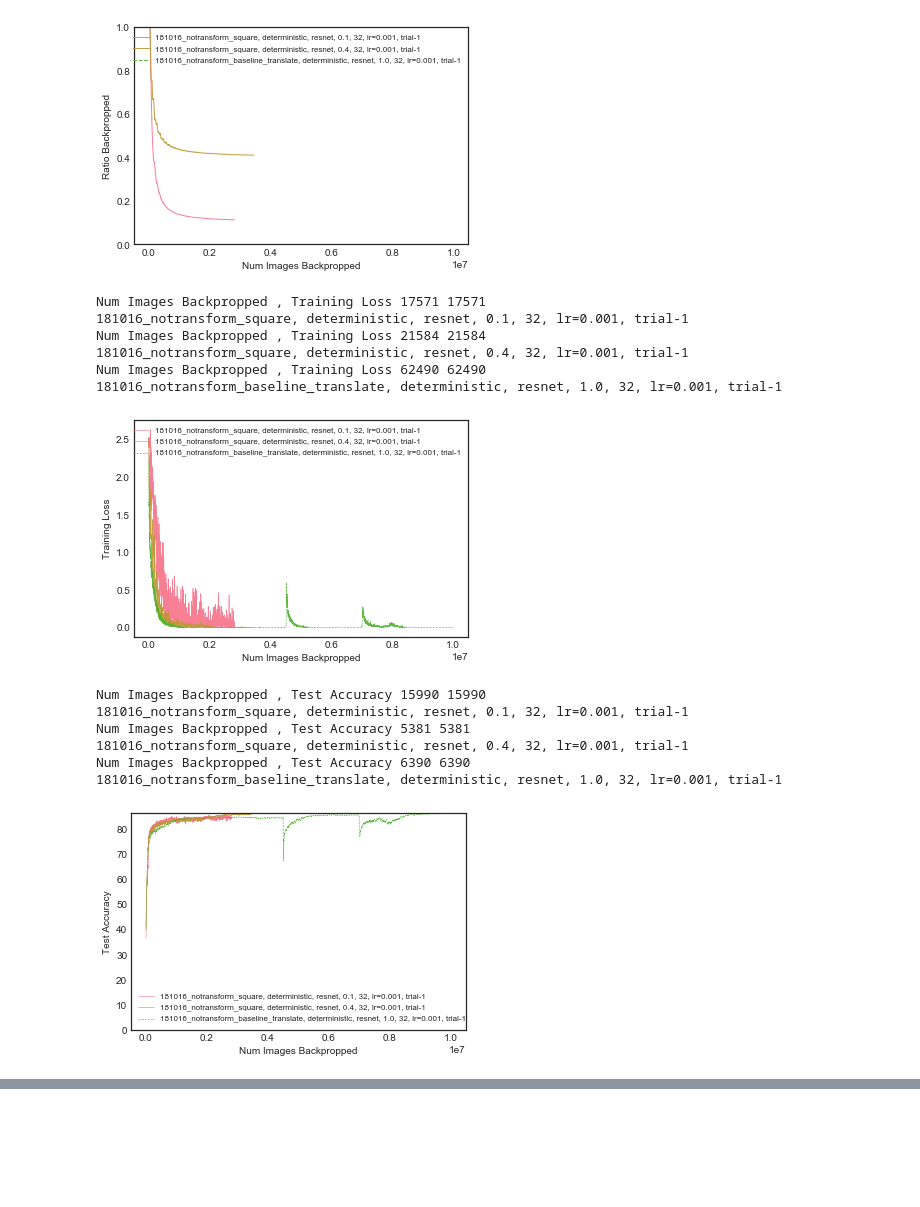
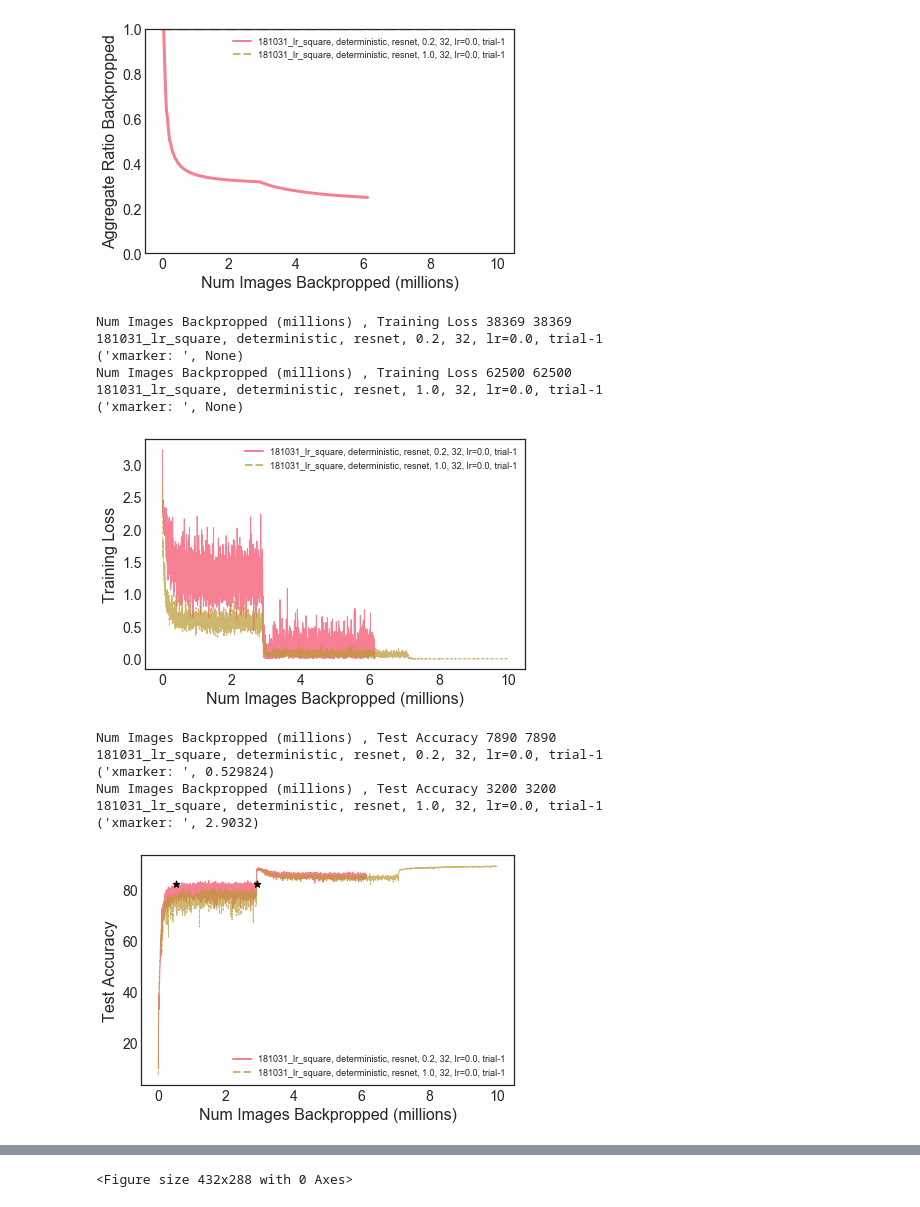
Before and after one commit to angelajiang/bias-in-datasets, a Jupyter notebook: active_learning/ipython/Attribution of Accuracy.ipynb, the cells around one changed output, grey strips where cells are left out. Saved outputs shown, nothing was run; the diff lists cells and outputs as text; code cells hidden in the pictures; blank space fills up the shorter version.

```diff
--- a/active_learning/ipython/Attribution of Accuracy.ipynb
+++ b/active_learning/ipython/Attribution of Accuracy.ipynb
@@ -199,9 +244,20 @@ def plot(xs_by_config, ys_by_config, xlabel, ylabel, plot_dir, smoothing=0, lw=1
         write_file(plot_prefix, show=True)
 # %%
-def plot_experiments(experiment_names, experiments_dir, plot_dir, lrs=None, nets=None, trials=None, smoothing=0):
+def plot_experiments(experiment_names,
+                     experiments_dir,
+                     plot_dir,
+                     lrs=None,
+                     nets=None,
+                     trials=None,
+                     sampling_mins=None,
+                     smoothing=0,
+                     xlim=None,
+                     ymin=None,
+                     ymarker=None):
 
     train_num_backprops_by_config = {}
     test_num_backprops_by_config = {}
+    test_num_inferences_by_config = {}
     train_losses_by_config = {}
     test_losses_by_config = {}
     train_accuracies_by_config = {}
@@ -228,9 +284,12 @@ def plot_experiments(experiment_names, experiments_dir, plot_dir, lrs=None, nets
                 continue
             if trials and config.trial not in trials:
                 continue
+            if sampling_mins and config.top_k not in sampling_mins:
+                continue
 
-            train_num_backprops = [l.num_backprop for l in train_lines]
-            test_num_backprops = [l.num_backprop for l in test_lines]
+            train_num_backprops = [l.num_backprop / 1000000. for l in train_lines]
+            test_num_backprops = [l.num_backprop / 1000000. for l in test_lines]
+            test_num_inferences = [(l.num_backprop + l.num_skip) / 1000000. for l in test_lines]
             train_losses = [l.loss for l in train_lines]
             test_losses = [l.loss for l in test_lines]
             train_accuracies = [l.acc for l in train_lines]
@@ -238,12 +297,13 @@ def plot_experiments(experiment_names, experiments_dir, plot_dir, lrs=None, nets
             ratio_backpropped_ys = [l.num_backprop / float(l.num_backprop + l.num_skip) \
                                            for l in test_lines \
                                            if (l.num_backprop + l.num_skip) > 0]
-            ratio_backpropped_xs = [l.num_backprop \
+            ratio_backpropped_xs = [l.num_backprop / 1000000. \
                                            for l in test_lines \
                                            if (l.num_backprop + l.num_skip) > 0]
 
             train_num_backprops_by_config[config] = train_num_backprops
             test_num_backprops_by_config[config] = test_num_backprops
+            test_num_inferences_by_config[config] = test_num_inferences
             train_losses_by_config[config] = train_losses
             test_losses_by_config[config] = test_losses
             train_accuracies_by_config[config] = train_accuracies
@@ -252,10 +312,11 @@ def plot_experiments(experiment_names, experiments_dir, plot_dir, lrs=None, nets
             ratio_backpropped_by_config_ys[config] = ratio_backpropped_ys
 
 
-    plot(ratio_backpropped_by_config_xs, ratio_backpropped_by_config_ys, "Num Images Backpropped", "Ratio Backpropped", plot_dir, smoothing, ymin=0)
-    plot(train_num_backprops_by_config, train_losses_by_config, "Num Images Backpropped", "Training Loss", plot_dir, smoothing, lw=0.6)
-    plot(test_num_backprops_by_config, test_accuracies_by_config, "Num Images Backpropped", "Test Accuracy", plot_dir, smoothing, lw=0.6, ymin=0)
-    plot(test_num_backprops_by_config, test_losses_by_config, "Num Images Backpropped", "Test Loss", plot_dir, smoothing, lw=0.6)
+    plot(ratio_backpropped_by_config_xs, ratio_backpropped_by_config_ys, "Num Images Backpropped (millions)", "Aggregate Ratio Backpropped", plot_dir, smoothing, lw=3, ymin=0, xlim=xlim)
+    plot(train_num_backprops_by_config, train_losses_by_config, "Num Images Backpropped (millions)", "Training Loss", plot_dir, smoothing, lw=1, xlim=xlim)
+    plot(test_num_backprops_by_config, test_accuracies_by_config, "Num Images Backpropped (millions)", "Test Accuracy", plot_dir, smoothing, lw=1, ymin=ymin, xlim=xlim, ymarker=ymarker)
+    plot(test_num_inferences_by_config, test_accuracies_by_config, "Num Images Forward Propped (millions)", "Test Accuracy", plot_dir, smoothing, lw=1, ymin=ymin, xlim=xlim, ymarker=ymarker)
+    plot(test_num_backprops_by_config, test_losses_by_config, "Num Images Backpropped (millions)", "Test Loss", plot_dir, smoothing, lw=1, xlim=xlim)
 # %%
 plot_home_dir = "../plots"
 experiment_dir = "../data/output/cifar10/"
@@ -320,11 +588,15 @@ Num Images Backpropped , Test Loss 6293 6293
 plot_home_dir = "../plots"
 experiment_dir = "../data/output/cifar10/"
 
-plot_dir = "{}/181016_notransform/".format(plot_home_dir)
+plot_dir = "{}/181031_lr/".format(plot_home_dir)
 if not os.path.exists(plot_dir):
     os.makedirs(plot_dir)
 
-#experiment_names = ["181016_notransform_translate", "181016_notransform_nosquare", "181016_notransform_square", "181016_notransform_baseline_translate"]
-experiment_names = ["181016_notransform_square", "181016_notransform_baseline_translate"]
-plot_experiments(experiment_names, experiment_dir, plot_dir, nets=["resnet"], lrs=[0.001, 0.01, 0.1], trials=[1], smoothing=10)
+experiment_names = ["181031_lr_square"]
+plot_experiments(experiment_names,
+                 experiment_dir,
+                 plot_dir,
+                 sampling_mins=[0.2, 1],
+                 ymarker=82,
+                 trials=[1])
 # %% [output]
@@ -344,15 +613,15 @@ Num Images Backpropped , Ratio Backpropped 6389 6389
-[figure, old version]
+[figure, new version]
-Num Images Backpropped , Training Loss 17571 17571
-181016_notransform_square, deterministic, resnet, 0.1, 32, lr=0.001, trial-1
-Num Images Backpropped , Training Loss 21584 21584
-181016_notransform_square, deterministic, resnet, 0.4, 32, lr=0.001, trial-1
-Num Images Backpropped , Training Loss 62490 62490
-181016_notransform_baseline_translate, deterministic, resnet, 1.0, 32, lr=0.001, trial-1
+Num Images Backpropped (millions) , Training Loss 38369 38369
+181031_lr_square, deterministic, resnet, 0.2, 32, lr=0.0, trial-1
+('xmarker: ', None)
+Num Images Backpropped (millions) , Training Loss 62500 62500
+181031_lr_square, deterministic, resnet, 1.0, 32, lr=0.0, trial-1
+('xmarker: ', None)
-[figure, old version]
+[figure, new version]
-Num Images Backpropped , Test Accuracy 15990 15990
-181016_notransform_square, deterministic, resnet, 0.1, 32, lr=0.001, trial-1
-Num Images Backpropped , Test Accuracy 5381 5381
-181016_notransform_square, deterministic, resnet, 0.4, 32, lr=0.001, trial-1
-Num Images Backpropped , Test Accuracy 6390 6390
-181016_notransform_baseline_translate, deterministic, resnet, 1.0, 32, lr=0.001, trial-1
+Num Images Backpropped (millions) , Test Accuracy 7890 7890
+181031_lr_square, deterministic, resnet, 0.2, 32, lr=0.0, trial-1
+('xmarker: ', 0.529824)
+Num Images Backpropped (millions) , Test Accuracy 3200 3200
+181031_lr_square, deterministic, resnet, 1.0, 32, lr=0.0, trial-1
+('xmarker: ', 2.9032)
-[figure, old version]
+[figure, new version]
@@ -367,2 +642,3 @@ Num Images Backpropped , Test Loss 6390 6390
+<Figure size 432x288 with 0 Axes>
 # %%
 plot_home_dir = "../plots"
```
Also changed, not shown: parts of 8 cells of this notebook, 4 other files.
